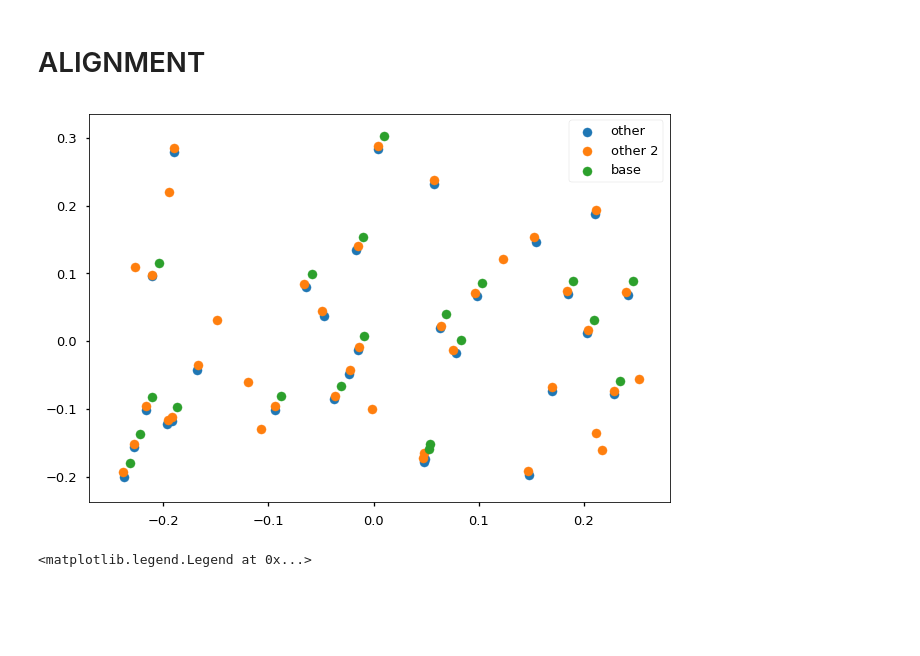
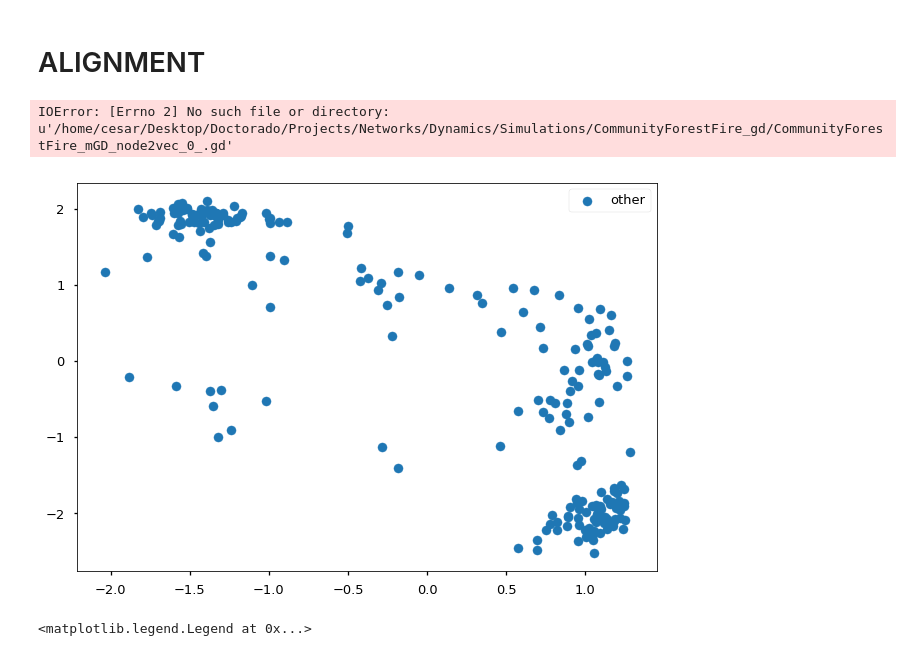
Before and after one commit to ernaneluis/graph-dynamics, a Jupyter notebook: Notebooks/Networks/Embeddings/SimulateAndAlign.ipynb, the cells around one changed output. Drawn from its saved outputs; the diff is of its cells as text; code cells hidden in the pictures; blank space fills up the shorter version.

Commit message:
coloring for simulation bug solved

```diff
--- a/Notebooks/Networks/Embeddings/SimulateAndAlign.ipynb
+++ b/Notebooks/Networks/Embeddings/SimulateAndAlign.ipynb
@@ -98,6 +98,6 @@ All graph in memory
 last guy
 320
 # %%
-gd_directory = "/home/cesar/Desktop/Doctorado/Projects/Networks/Dynamics/Simulations/ForestFireEmbeddings2_gd/"
+gd_directory = "/home/cesar/Desktop/Doctorado/Projects/Networks/Dynamics/Simulations/CommunityForestFire_gd/"
 ALL_TIME_INDEXES,DYNAMICS_PARAMETERS,macroNumbers = gd_files_handler.gd_folder_stats(gd_directory,True)
 # %% [output]
@@ -155,7 +167,7 @@ Evaluating Time 28 for newnodes
 # Initial and New Nodes Ordering
 # %%
 macro_state_identifier = 'node2vec_macrostates'
-macrostate_file_indentifier = 'ForestFireEmbeddings2-macros'
+macrostate_file_indentifier = 'node2vec'
 
 time_index = 0
 initial_embeddings = MacrostatesHandlers.time_index_macro(gd_directory,
@@ -165,32 +177,34 @@ initial_embeddings = MacrostatesHandlers.time_index_macro(gd_directory,
 initial_nodes = initial_embeddings.keys()
 initial_nodes.sort()
 # %%
-new_nodes_per_time = alignment.all_new_nodes_per_time(gd_directory,initial_nodes,latest_index=10)
+new_nodes_per_time = alignment.all_new_nodes_per_time(gd_directory,initial_nodes,latest_index=50)
 # %% [markdown]
 # ALIGNMENT
 # %%
 w_base, w_other = alignment.embedings_in_order(new_nodes_per_time,
                                      0,
-                                     1,
+                                     49,
                                      gd_directory,
                                      macrostate_file_indentifier)
 
 w_base, w_other_2 = alignment.embedings_in_order(new_nodes_per_time,
                                      0,
-                                     2,
+                                     5,
                                      gd_directory,
                                      macrostate_file_indentifier)
+# %% [output]
+IOError: [Errno 2] No such file or directory: u'/home/cesar/Desktop/Doctorado/Projects/Networks/Dynamics/Simulations/CommunityForestFire_gd/CommunityForestFire_mGD_node2vec_0_.gd'
 # %%
 base_embed, w_other = alignment.procrustes_align(w_base,w_other)
 base_embed, w_other_2 = alignment.procrustes_align(w_base,w_other_2)
 # %%
 plt.scatter(w_other[:,0], w_other[:,1],label="{0}".format("other"))
-plt.scatter(w_other_2[:,0], w_other_2[:,1],label="{0}".format("other 2"))
-plt.scatter(base_embed[:,0], base_embed[:,1],label="{0}".format("base"))
+#plt.scatter(w_other_2[:,0], w_other_2[:,1],label="{0}".format("other 2"))
+#plt.scatter(base_embed[:,0], base_embed[:,1],label="{0}".format("base"))
 plt.legend(loc="best")
 plt.show()
 # %% [output]
-[figure, old version]
+[figure, new version]
 # %%
 W = []
 for time_index in range(1,10):
```
Also changed, not shown: parts of 3 cells of this notebook, 4 other files.
